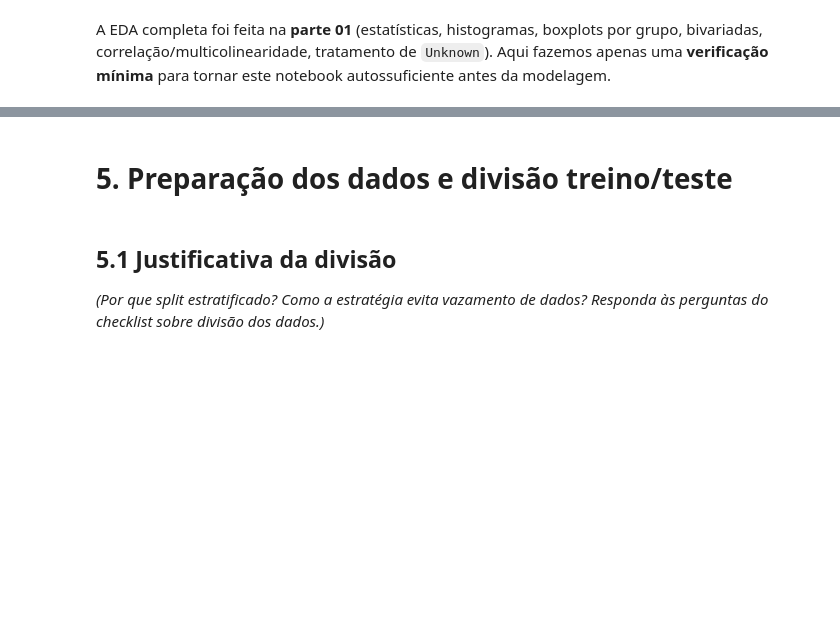
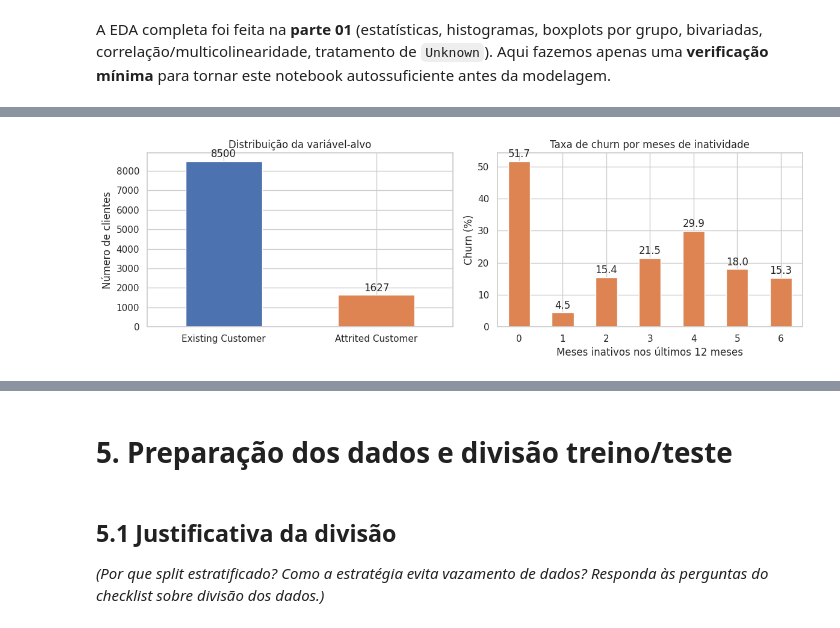
Before and after one commit to diogorblessa/mvp-credit-card-churn-parte-02, a Jupyter notebook: notebooks/desenvolvimento_mvp.ipynb, the cells around one changed output, grey strips where cells are left out. Drawn from its saved outputs; the diff is of its cells as text; code cells hidden in the pictures; blank space fills up the shorter version.

```diff
--- a/notebooks/desenvolvimento_mvp.ipynb
+++ b/notebooks/desenvolvimento_mvp.ipynb
@@ -249,2 +337,29 @@ bivariadas, correlação/multicolinearidade, tratamento de `Unknown`). Aqui faze
+# %%
+# Dois gráficos-chave que justificam decisões de modelagem.
+fig, axes = plt.subplots(1, 2, figsize=(12, 4))
+
+# 1) Desbalanceamento da variável-alvo: a maioria dos clientes permanece ativa.
+contagem.plot(kind="bar", ax=axes[0], color=["#4C72B0", "#DD8452"])
+axes[0].set_title("Distribuição da variável-alvo")
+axes[0].set_xlabel("")
+axes[0].set_ylabel("Número de clientes")
+axes[0].tick_params(axis="x", rotation=0)
+axes[0].bar_label(axes[0].containers[0], fmt="%d", padding=2)
+
+# 2) Taxa de churn por meses de inatividade: sinal comportamental não linear.
+taxa_inatividade = df.groupby("Months_Inactive_12_mon")["Attrition_Flag"].apply(
+    lambda s: (s == "Attrited Customer").mean() * 100
+)
+taxa_inatividade.plot(kind="bar", ax=axes[1], color="#DD8452")
+axes[1].set_title("Taxa de churn por meses de inatividade")
+axes[1].set_xlabel("Meses inativos nos últimos 12 meses")
+axes[1].set_ylabel("Churn (%)")
+axes[1].tick_params(axis="x", rotation=0)
+axes[1].bar_label(axes[1].containers[0], fmt="%.1f", padding=2)
+
+plt.tight_layout()
+plt.show()
+# %% [output]
+[figure, added]
 # %% [markdown]
 ## 4.1 Síntese da análise exploratória
```
Also changed, not shown: parts of 6 cells of this notebook.
